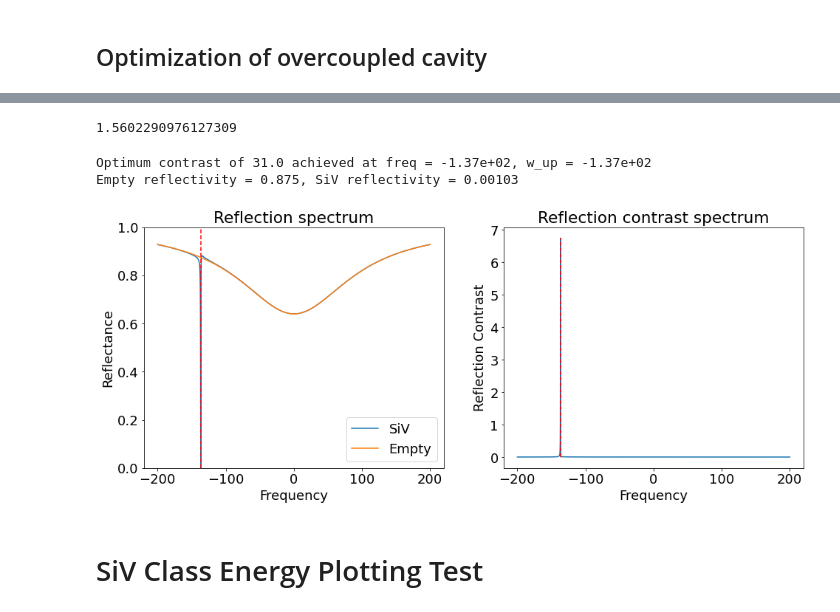
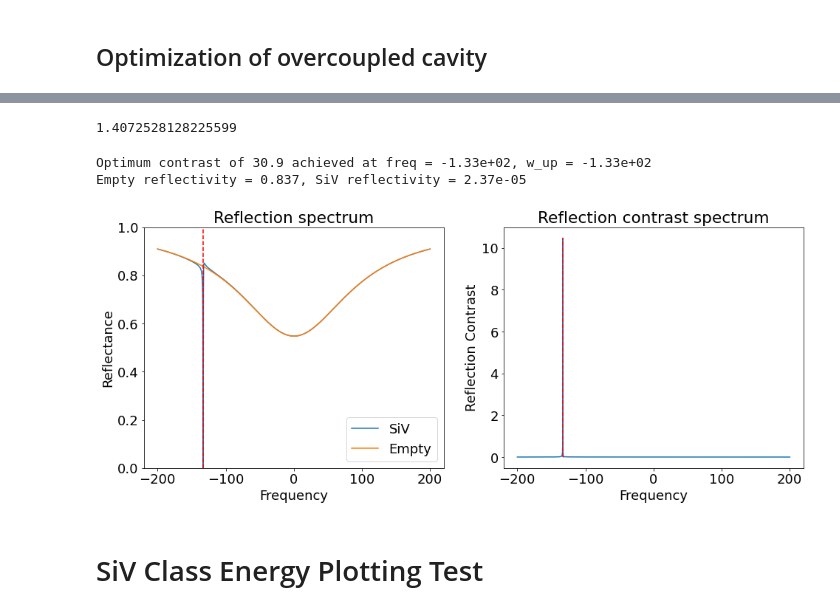
Before and after one commit to huanyanqi/siv-cqed-model, a Jupyter notebook: CavityQED_Demo.ipynb, the cells around one changed output, grey strips where cells are left out. Saved outputs shown, nothing was run; the diff lists cells and outputs as text; code cells hidden in the pictures.

Commit message:
Add realistic cavity parameters for contrast optimisation

```diff
--- a/CavityQED_Demo.ipynb
+++ b/CavityQED_Demo.ipynb
@@ -66,0 +58,23 @@ Cavity({'w_down': 15, 'g_down': 5.6, 'gamma_down': 0.1, 'w_up': 17.5, 'g_up': 5.
+# %%
+# From Erik's scan:
+# Q_in = 3000
+# Q_out = 466000
+# Q_scat = 20000
+# We want overall linewidth ~ 100 GHz, so we set k_tot = 100
+# We assign the other kappas according to inverse ratio with the Q factors
+# Assume k_scat + k_in = k_tot since k_out is small
+
+# Other relevant parameters (g_up, gamma_up) use the default values from Cavity()
+c = Cavity(cavity_params={
+            "k_in" : 87, # 260869 / 3000
+            "k_out": 0.56, # 260869 / 466000 = 0.56
+            "k_tot" : 100, # 260869 * (1/3000 + 1/20000) = 100
+})
+
+w_arr = np.linspace(-500, 500, 1000)
+plt.figure(figsize=[10, 8])
+plt.plot(w_arr, c.reflectance(w_arr, -1), label="reflectance")
+plt.plot(w_arr, c.transmittance(w_arr, -1), label="transmittance")
+plt.plot(w_arr, 1-c.transmittance(w_arr, -1)-c.reflectance(w_arr, -1), label="scattering")
+plt.ylim([-0.05, 1.05])
+plt.legend()
@@ -67,19 +84,21 @@ Cavity({'w_down': 15, 'g_down': 5.6, 'gamma_down': 0.1, 'w_up': 17.5, 'g_up': 5.
 # %%
-# Gives the contrast between the empty and coupled cavity at frequency w and transition frequency w_up.
+# Gives the contrast between the empty and coupled cavity at an arbitrary transition frequency w_up and frequency w.
 c.contrast_empty(w=80.1, w_up=80)
 # %% [output]
-1.5602290976127309
+1.4072528128225599
 # %%
-opt = minimize(lambda args: -c.contrast_empty(args[0], args[1]), x0=[-100, -80], bounds=((-500, 500), (-500, 500)))
-w_opt, w_up_opt = opt.x
+# Optimize for the contrast of an emitter compared to an empty cavity
+# We vary the transition frequency w_up and the laser frequency w.
+opt = minimize(lambda args: -c.contrast_empty(args[0], args[1]), x0=[-100, -100], bounds=((-500, 500), (-500, 500)))
+w_opt, w_up_opt = opt.x # Extract optimal params
 contrast_empty_opt = -opt.fun # Negative since we used minimize()
 print("Optimum contrast of {:.3} achieved at freq = {:.3}, w_up = {:.3}".format(contrast_empty_opt, w_opt, w_up_opt))
 
 c.plot_reflection_contrast_empty(np.linspace(-200, 200, 20000), w_up_opt)
 # %% [output]
-Optimum contrast of 31.0 achieved at freq = -1.37e+02, w_up = -1.37e+02
-Empty reflectivity = 0.875, SiV reflectivity = 0.00103
+Optimum contrast of 30.9 achieved at freq = -1.33e+02, w_up = -1.33e+02
+Empty reflectivity = 0.837, SiV reflectivity = 2.37e-05
-[figure, old version]
+[figure, new version]
 # %% [markdown]
 # SiV Class Energy Plotting Test
 # %%
```
Also changed, not shown: parts of 2 cells of this notebook.
